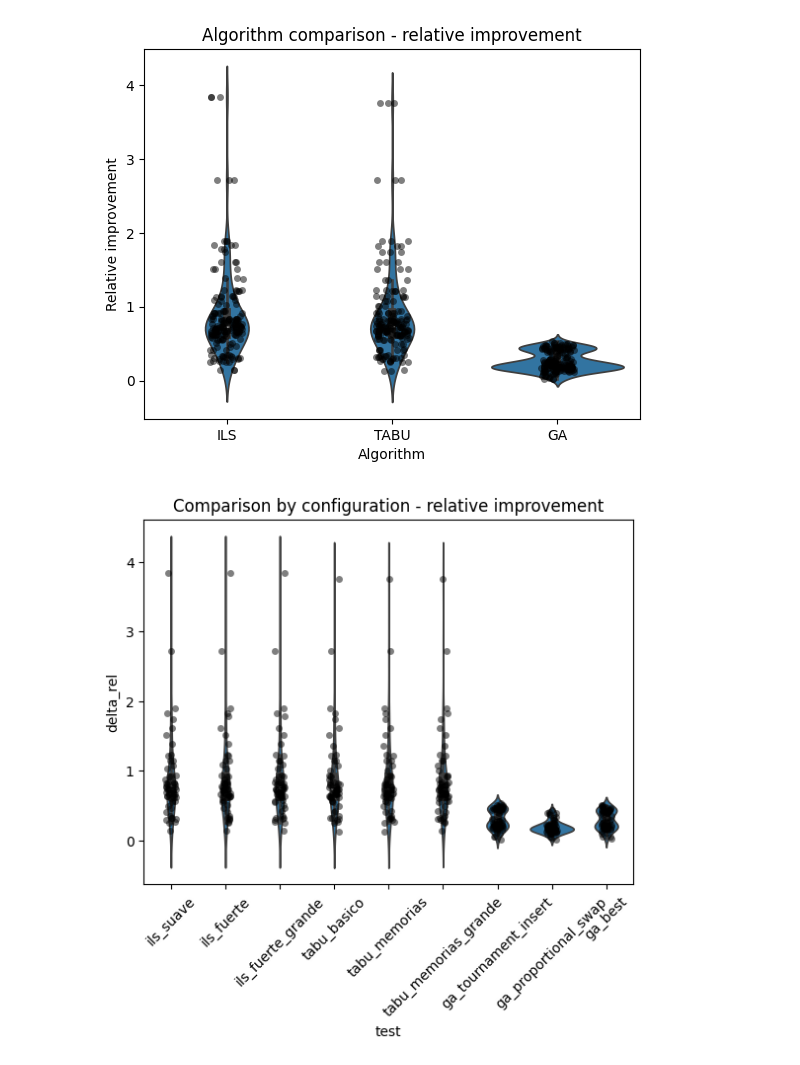
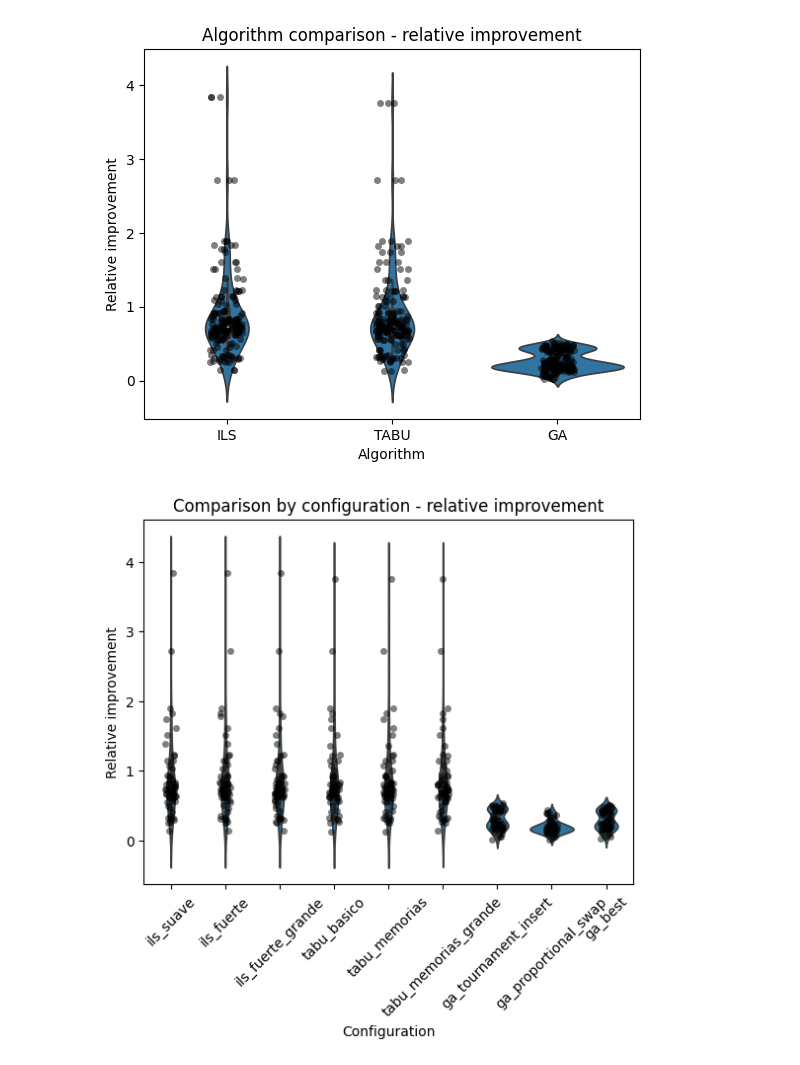
Before and after one commit to anderberru/Search-heuristics---LOP, a Jupyter notebook: comparison.ipynb, the cells around one changed output. Cells and saved outputs as stored; diff of their text form; code cells hidden in the pictures.

```diff
--- a/comparison.ipynb
+++ b/comparison.ipynb
@@ -47,25 +47,27 @@ plt.show()
 # %%
 plt.figure()
 
 sns.violinplot(
     data=df,
     x="test",
     y="delta_rel"
 )
 
 sns.stripplot(
     data=df,
     x="test",
     y="delta_rel",
     color="black",
     alpha=0.5
 )
 
 plt.xticks(rotation=45)
 plt.title("Comparison by configuration - relative improvement")
+plt.ylabel("Relative improvement")
+plt.xlabel("Configuration")
 plt.show()
 # %% [output]
-[figure, old version]
+[figure, new version]
 # %%
 plt.figure()
 
```
Also changed, not shown: parts of 2 cells of this notebook.
